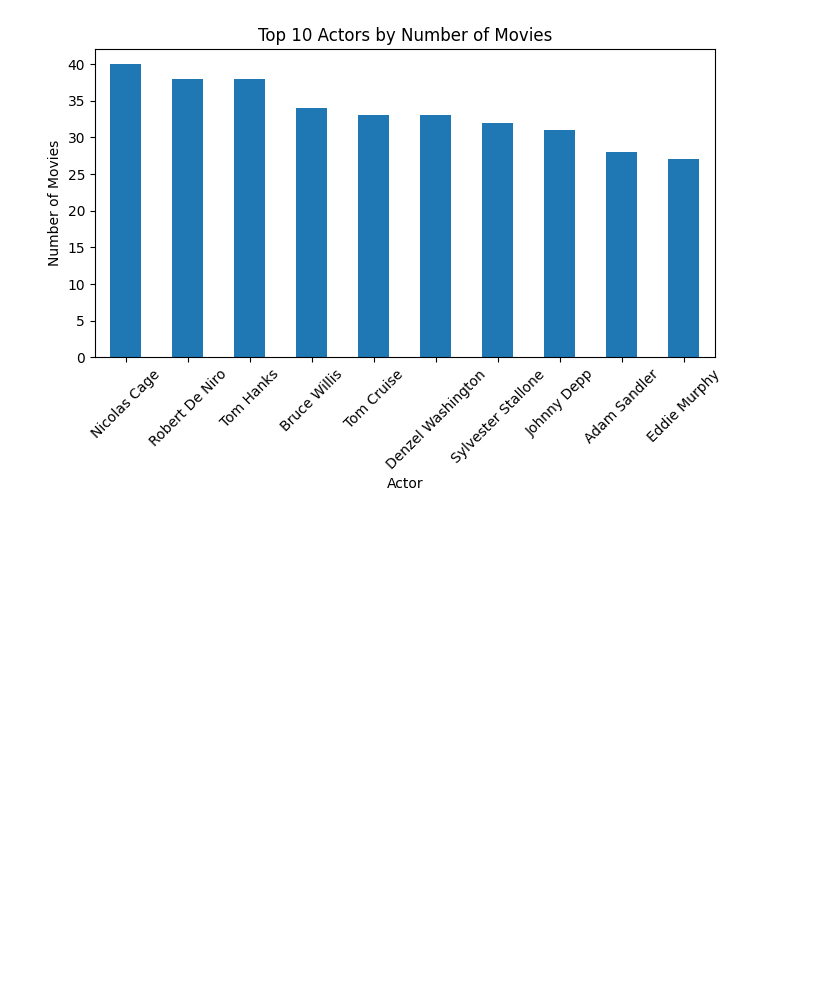
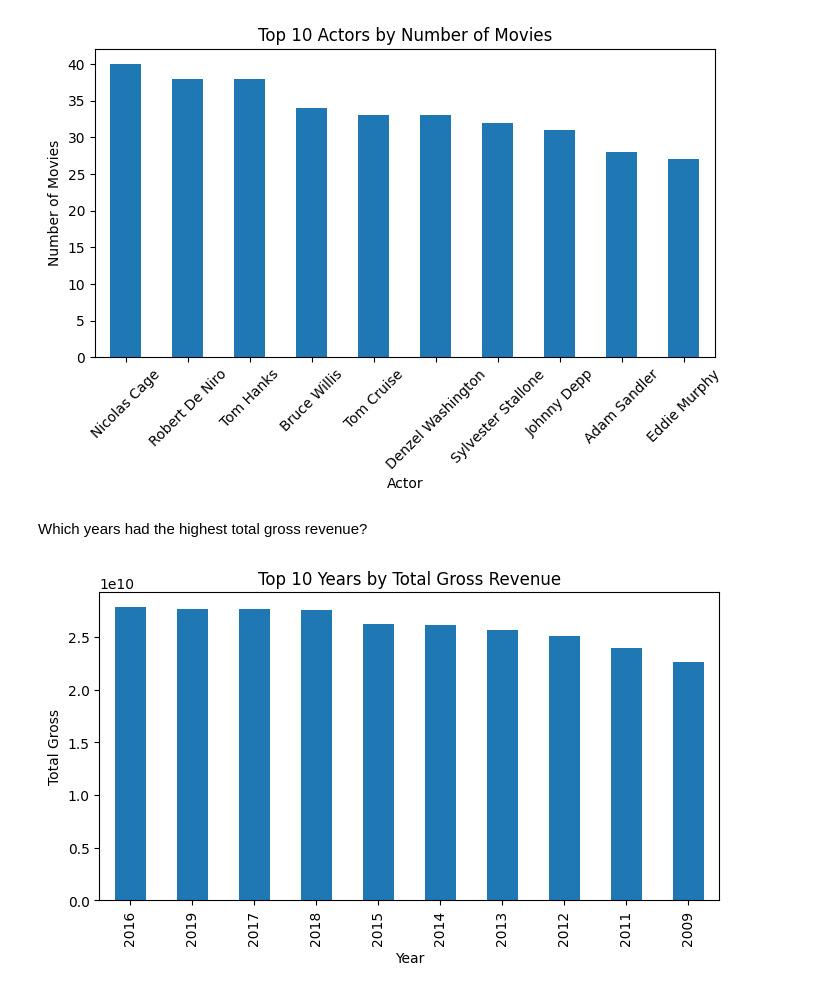
Before and after one commit to soniya-builds/Data-Analysis-Projects, a Jupyter notebook: Data Analysis With Python/Movie Industry Analysis/movies.ipynb, the cells around one changed output. Drawn from its saved outputs; the diff is of its cells as text; code cells hidden in the pictures; blank space fills up the shorter version.

```diff
--- a/Data Analysis With Python/Movie Industry Analysis/movies.ipynb
+++ b/Data Analysis With Python/Movie Industry Analysis/movies.ipynb
@@ -305,3 +305,16 @@ plt.xticks(rotation=45)
 plt.show()
 # %% [output]
 [figure]
+# %% [markdown]
+Which years had the highest total gross revenue?
+# %%
+gross_per_year = df.groupby('year')['gross'].sum().sort_values(ascending=False).head(10)
+
+plt.figure(figsize=(8,4))
+gross_per_year.plot(kind='bar')
+plt.title("Top 10 Years by Total Gross Revenue")
+plt.xlabel("Year")
+plt.ylabel("Total Gross")
+plt.show()
+# %% [output]
+[figure, added]
```
